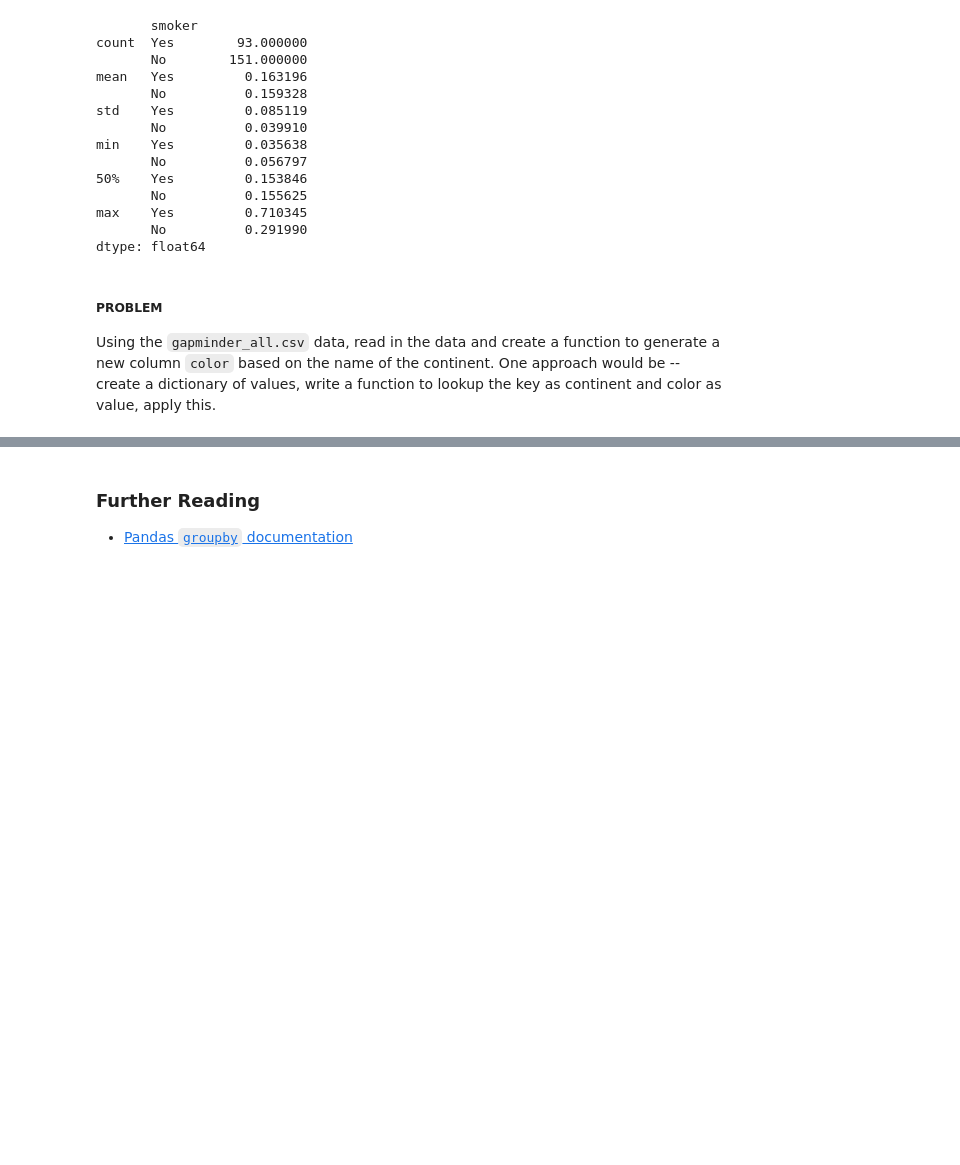
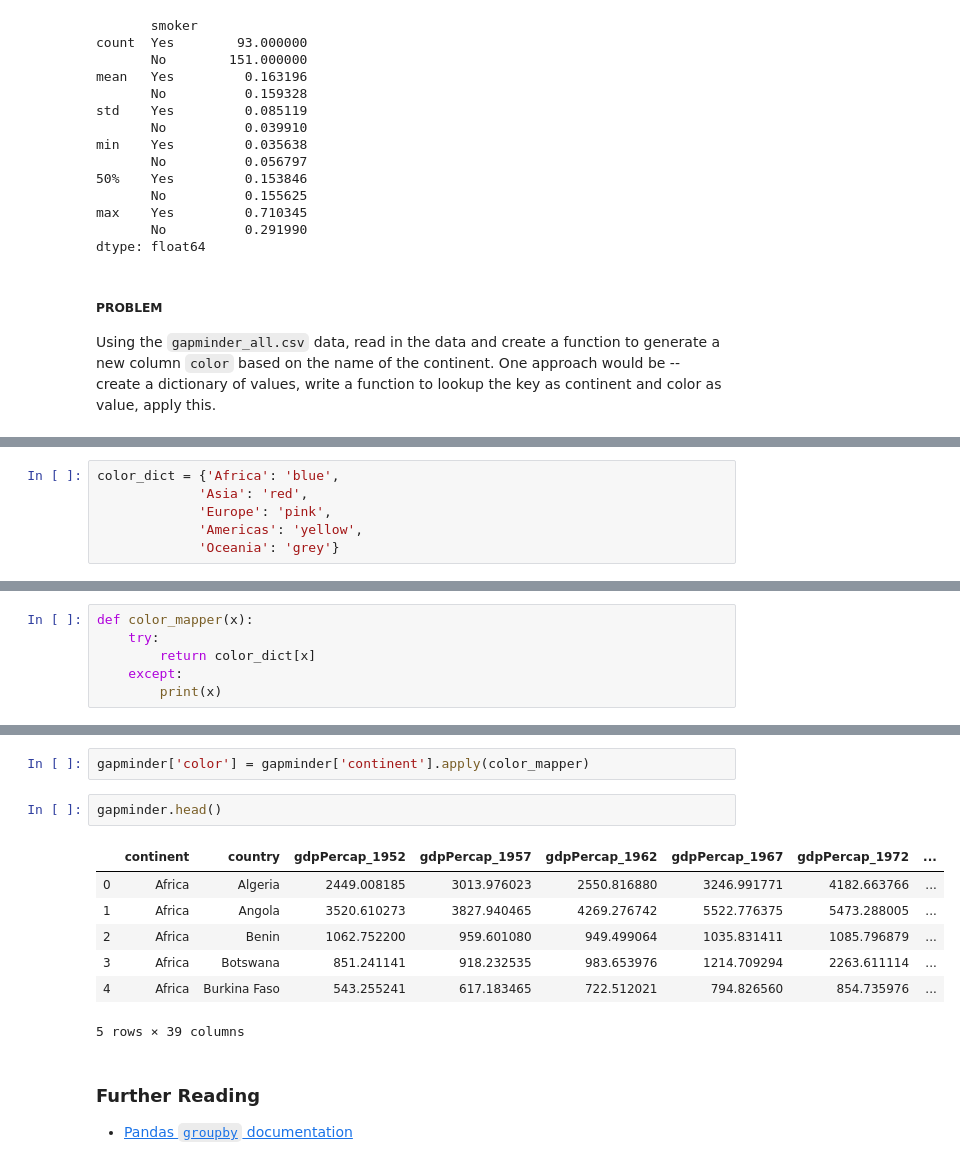
Before and after one commit to jfkoehler/nielsen, a Jupyter notebook: week_3/d2/01-groupby.ipynb, the cells around one changed output, grey strips where cells are left out. Saved outputs shown, nothing was run; the diff lists cells and outputs as text; blank space fills up the shorter version.

```diff
--- a/week_3/d2/01-groupby.ipynb
+++ b/week_3/d2/01-groupby.ipynb
@@ -432,0 +548,6 @@ Using the `gapminder_all.csv` data, read in the data and create a function to ge
+# %%
+color_dict = {'Africa': 'blue',
+             'Asia': 'red',
+             'Europe': 'pink',
+             'Americas': 'yellow',
+             'Oceania': 'grey'}
@@ -432,0 +569,6 @@ Using the `gapminder_all.csv` data, read in the data and create a function to ge
+# %%
+def color_mapper(x):
+    try:
+        return color_dict[x]
+    except:
+        print(x)
@@ -433,3 +594,15 @@ Using the `gapminder_all.csv` data, read in the data and create a function to ge
+# %%
+gapminder['color'] = gapminder['continent'].apply(color_mapper)
+# %%
+gapminder.head()
+# %% [output]
+|  | continent | country | gdpPercap_1952 | gdpPercap_1957 | gdpPercap_1962 | gdpPercap_1967 | gdpPercap_1972 | ... |
+| 0 | Africa | Algeria | 2449.008185 | 3013.976023 | 2550.816880 | 3246.991771 | 4182.663766 | ... |
+| 1 | Africa | Angola | 3520.610273 | 3827.940465 | 4269.276742 | 5522.776375 | 5473.288005 | ... |
+| 2 | Africa | Benin | 1062.752200 | 959.601080 | 949.499064 | 1035.831411 | 1085.796879 | ... |
+| 3 | Africa | Botswana | 851.241141 | 918.232535 | 983.653976 | 1214.709294 | 2263.611114 | ... |
+| 4 | Africa | Burkina Faso | 543.255241 | 617.183465 | 722.512021 | 794.826560 | 854.735976 | ... |
+5 rows × 39 columns
 # %% [markdown]
 ### Further Reading
 
```
Also changed, not shown: parts of 29 cells of this notebook, 20 other files.
